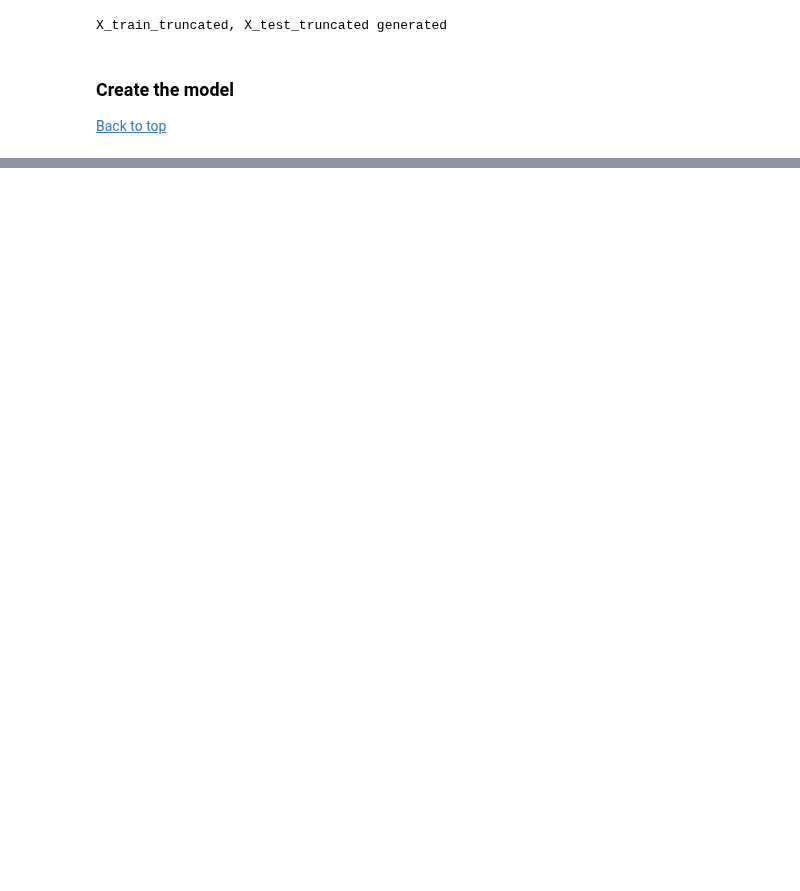
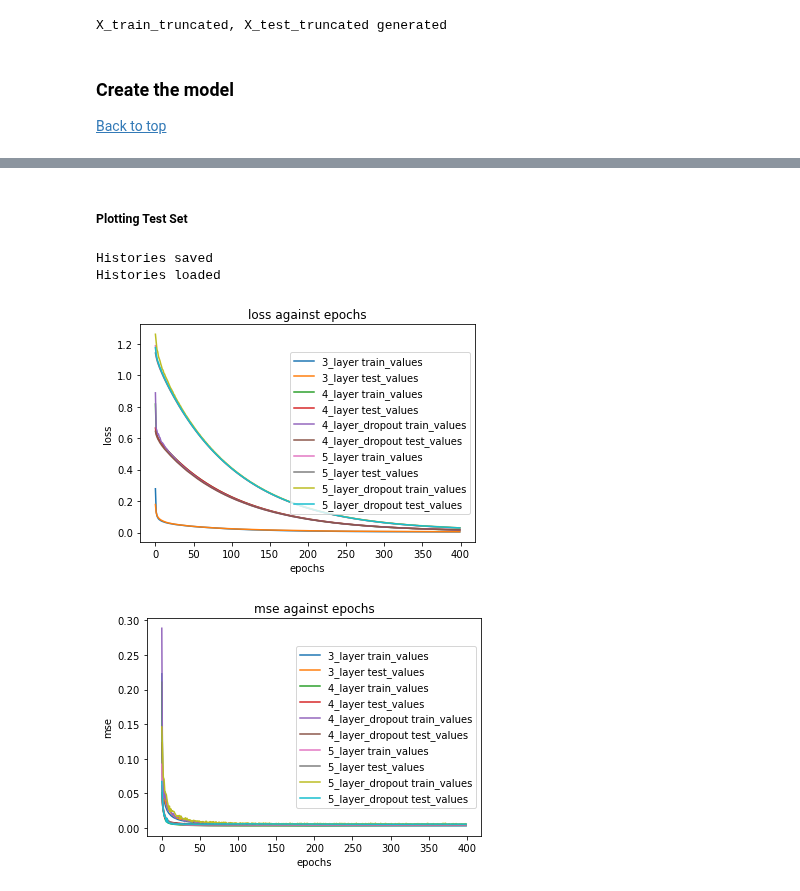
Before and after one commit to tanchuanxin/cz4042_assignment_1, a Jupyter notebook: 1b/assignment_1b_q3.ipynb, the cells around one changed output, grey strips where cells are left out. Drawn from its saved outputs; the diff is of its cells as text; code cells hidden in the pictures; blank space fills up the shorter version.

```diff
--- a/1b/assignment_1b_q3.ipynb
+++ b/1b/assignment_1b_q3.ipynb
@@ -91,0 +89,8 @@ def histories_saver(histories, filename):
+# %%
+# filename like 'data/q0_histories.json'
+def histories_loader(filename):
+    with open(filename) as json_file:
+        histories = json.load(json_file)
+    print('Histories loaded')
+
+    return histories
@@ -390,0 +435,13 @@ We continue to see dropout not working for us.
+# %%
+model = create_model_3(num_neurons, regularization, optimizer, loss, metrics)
+model_name = 'train_values'
+model_3, histories_final_3[model_name] = fit_model(X_train_truncated, Y_train, model_name, model, validation_split, epochs, batch_size, callbacks)
+
+# the history
+histories_saver(histories_final_3, "data/q3_histories_final_3.json")
+histories_final_3 = histories_loader("data/q3_histories_final_3.json")
+
+histories_final_3['test_values'] = histories_test['test_values']
+
+histories_saver(histories_final_3, "data/q3_histories_final_3.json", already_json=True)
+histories_final_3 = histories_loader("data/q3_histories_final_3.json")
@@ -390,0 +456,28 @@ We continue to see dropout not working for us.
+# %% [markdown]
+##### Plotting Test Set
+# %%
+histories_final = {'3_layer': histories_final_3,
+                    '4_layer': histories_final_4,
+                    '4_layer_dropout': histories_final_4_dropout,
+                    '5_layer': histories_final_5,
+                    '5_layer_dropout': histories_final_5_dropout}
+
+histories_saver(histories_final, "data/q3_histories_final.json", already_json=True)
+histories_final = histories_loader("data/q3_histories_final.json")
+# %% [output]
+Histories saved
+Histories loaded
+# %%
+for history_object in ['loss', 'mse']:
+    for model_name in histories_final.keys():
+        for value_type in histories_final[model_name].keys():
+            plt.plot(histories_final[model_name][value_type][history_object], label=model_name + ' ' + value_type)
+
+    plt.title(history_object + ' against epochs')
+    plt.ylabel(history_object)
+    plt.xlabel('epochs')
+    plt.legend(loc="center right")
+    plt.show()
+# %% [output]
+[figure, added]
+[figure, added]
```
Also changed, not shown: parts of 72 cells of this notebook, 12 other files.
